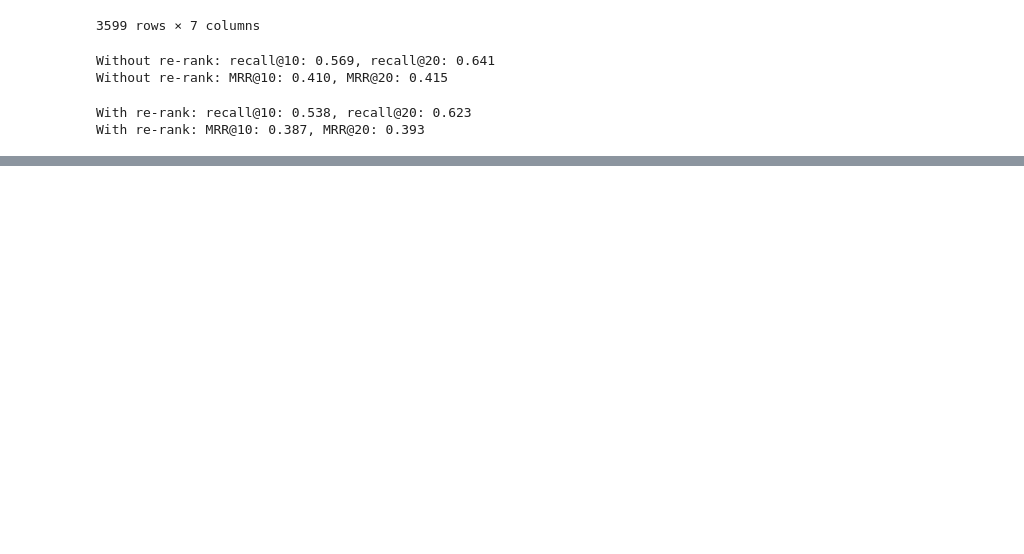
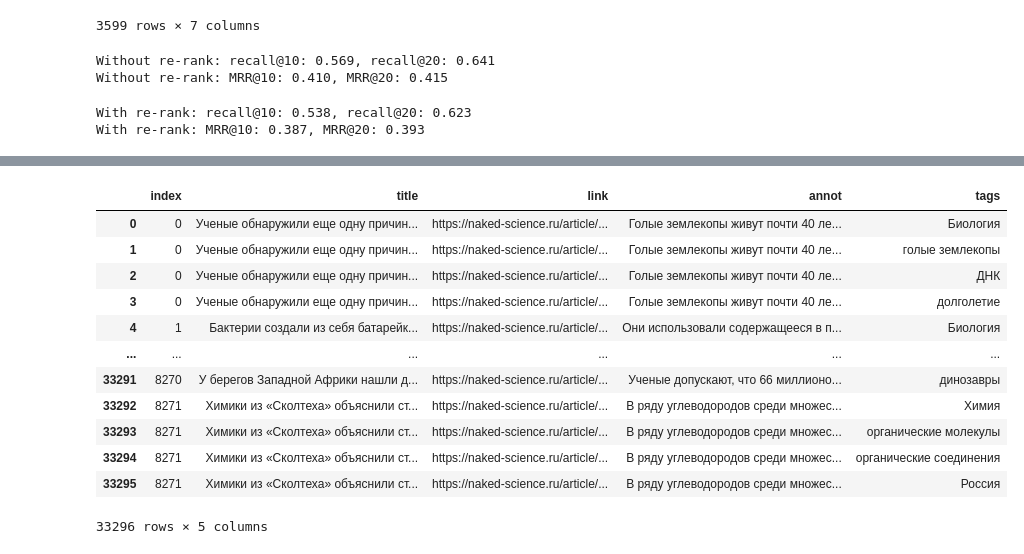
Before and after one commit to VladShajdulin/OTUS_project, a Jupyter notebook: OTUS_project.ipynb, the cells around one changed output, grey strips where cells are left out. Cells and saved outputs as stored; diff of their text form; code cells hidden in the pictures; blank space fills up the shorter version.

Commit message:
Создал тренировочный датасет

```diff
--- a/OTUS_project.ipynb
+++ b/OTUS_project.ipynb
@@ -223,0 +248,25 @@ With re-rank: MRR@10: 0.387, MRR@20: 0.393
+# %%
+tags_df = df.explode('tags').reset_index()
+tags_list = list(tags_df['tags'].unique())
+tags_lower = [s.lower() for s in tags_list]
+
+def process_tag(s, tags_list=tags_list, tags_lower=tags_lower):
+  pos = tags_lower.index(s.lower())
+  return tags_list[pos]
+
+tags_df['tags'] = tags_df['tags'].map(process_tag)
+tags_df
+# %% [output]
+|  | index | title | link | annot | tags |
+| 0 | 0 | Ученые обнаружили еще одну причин... | https://naked-science.ru/article/... | Голые землекопы живут почти 40 ле... | Биология |
+| 1 | 0 | Ученые обнаружили еще одну причин... | https://naked-science.ru/article/... | Голые землекопы живут почти 40 ле... | голые землекопы |
+| 2 | 0 | Ученые обнаружили еще одну причин... | https://naked-science.ru/article/... | Голые землекопы живут почти 40 ле... | ДНК |
+| 3 | 0 | Ученые обнаружили еще одну причин... | https://naked-science.ru/article/... | Голые землекопы живут почти 40 ле... | долголетие |
+| 4 | 1 | Бактерии создали из себя батарейк... | https://naked-science.ru/article/... | Они использовали содержащееся в п... | Биология |
+| ... | ... | ... | ... | ... | ... |
+| 33291 | 8270 | У берегов Западной Африки нашли д... | https://naked-science.ru/article/... | Ученые допускают, что 66 миллионо... | динозавры |
+| 33292 | 8271 | Химики из «Сколтеха» объяснили ст... | https://naked-science.ru/article/... | В ряду углеводородов среди множес... | Химия |
+| 33293 | 8271 | Химики из «Сколтеха» объяснили ст... | https://naked-science.ru/article/... | В ряду углеводородов среди множес... | органические молекулы |
+| 33294 | 8271 | Химики из «Сколтеха» объяснили ст... | https://naked-science.ru/article/... | В ряду углеводородов среди множес... | органические соединения |
+| 33295 | 8271 | Химики из «Сколтеха» объяснили ст... | https://naked-science.ru/article/... | В ряду углеводородов среди множес... | Россия |
+33296 rows × 5 columns
```
Also changed, not shown: parts of 14 cells of this notebook, 1 other file.
